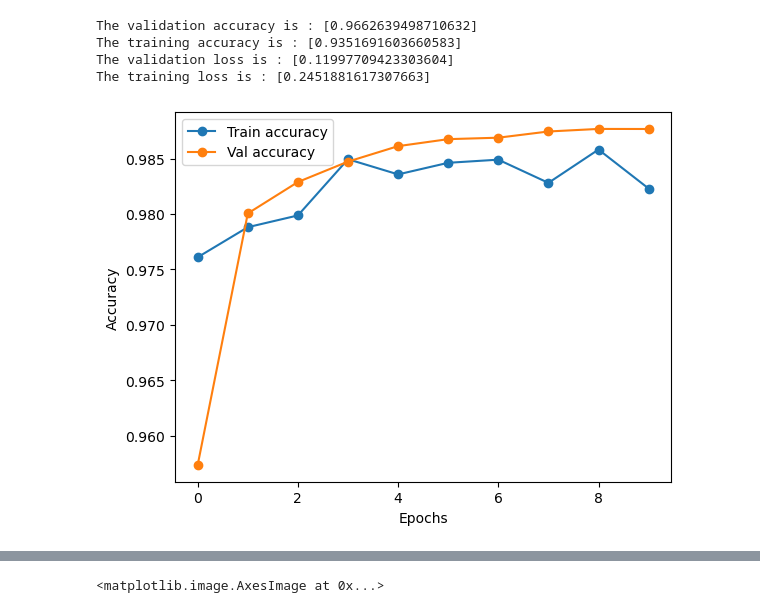
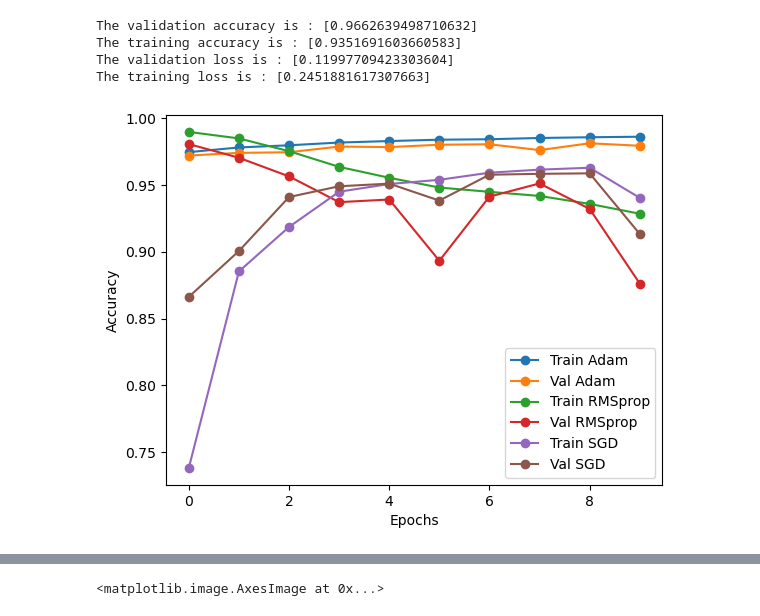
Before and after one commit to ngOchOc2k2/NhapMonAI, a Jupyter notebook: handwritten-character-recognition-deep-learning.ipynb, the cells around one changed output, grey strips where cells are left out. Saved outputs shown, nothing was run; the diff lists cells and outputs as text; code cells hidden in the pictures.

```diff
--- a/handwritten-character-recognition-deep-learning.ipynb
+++ b/handwritten-character-recognition-deep-learning.ipynb
@@ -326,11 +438,15 @@ The training loss is : [0.2451881617307663]
 # %%
 import matplotlib.pyplot as plt
 
-plt.plot(history.history['val_accuracy'], '-o')
-plt.plot(history.history['accuracy'], '-o')
+plt.plot(adam_acc, '-o')
+plt.plot(adam_val_acc, '-o')
+plt.plot(rms_acc, '-o')
+plt.plot(rms_val_acc, '-o')
+plt.plot(sgd_acc, '-o')
+plt.plot(sgd_val_acc, '-o')
 plt.xlabel('Epochs')
 plt.ylabel('Accuracy')
-plt.legend(['Train accuracy', 'Val accuracy'])
+plt.legend(['Train Adam', 'Val Adam', 'Train RMSprop', 'Val RMSprop', 'Train SGD', 'Val SGD'])
 plt.show()
 # %% [output]
-[figure, old version]
+[figure, new version]
```
Also changed, not shown: parts of 15 cells of this notebook, 2 other files.
